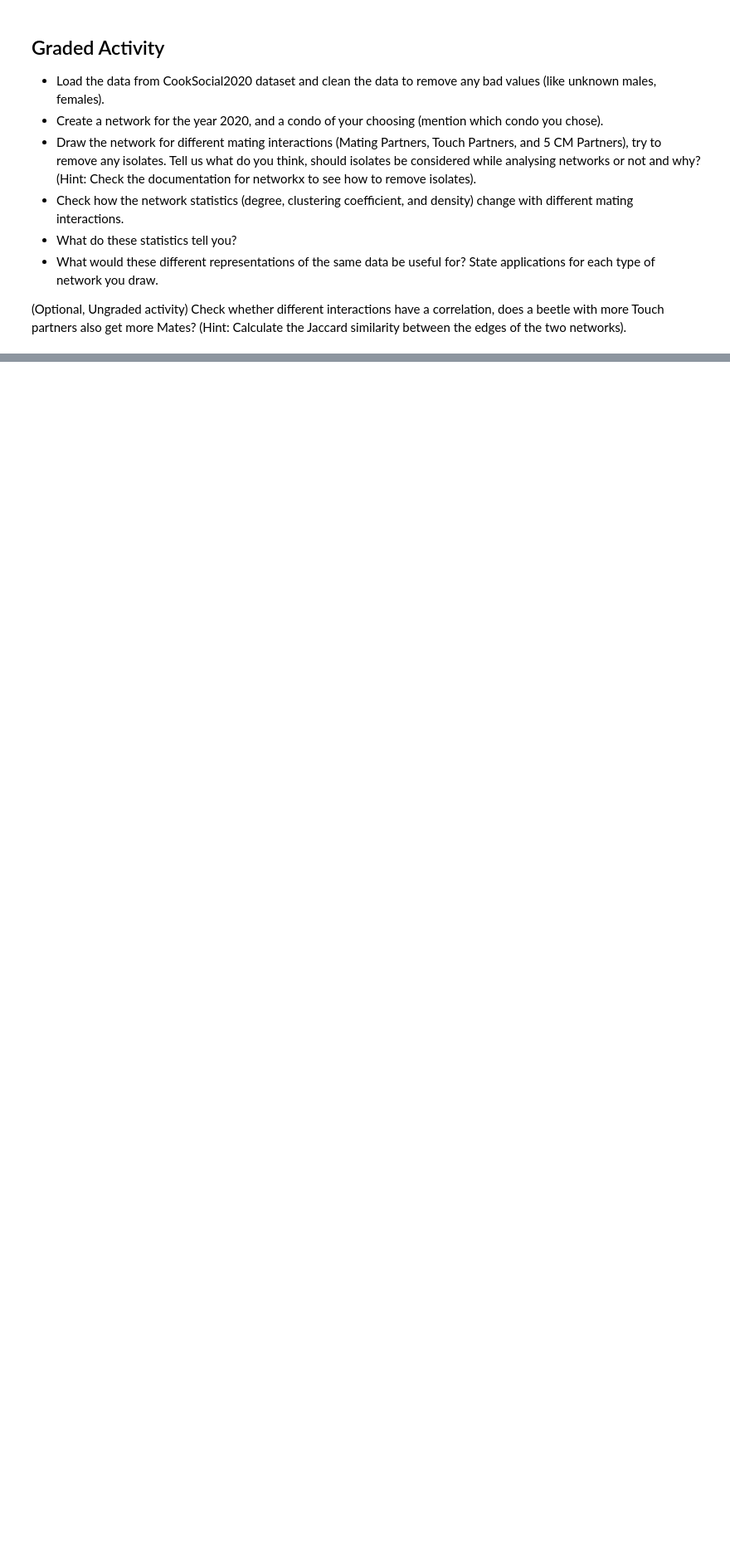
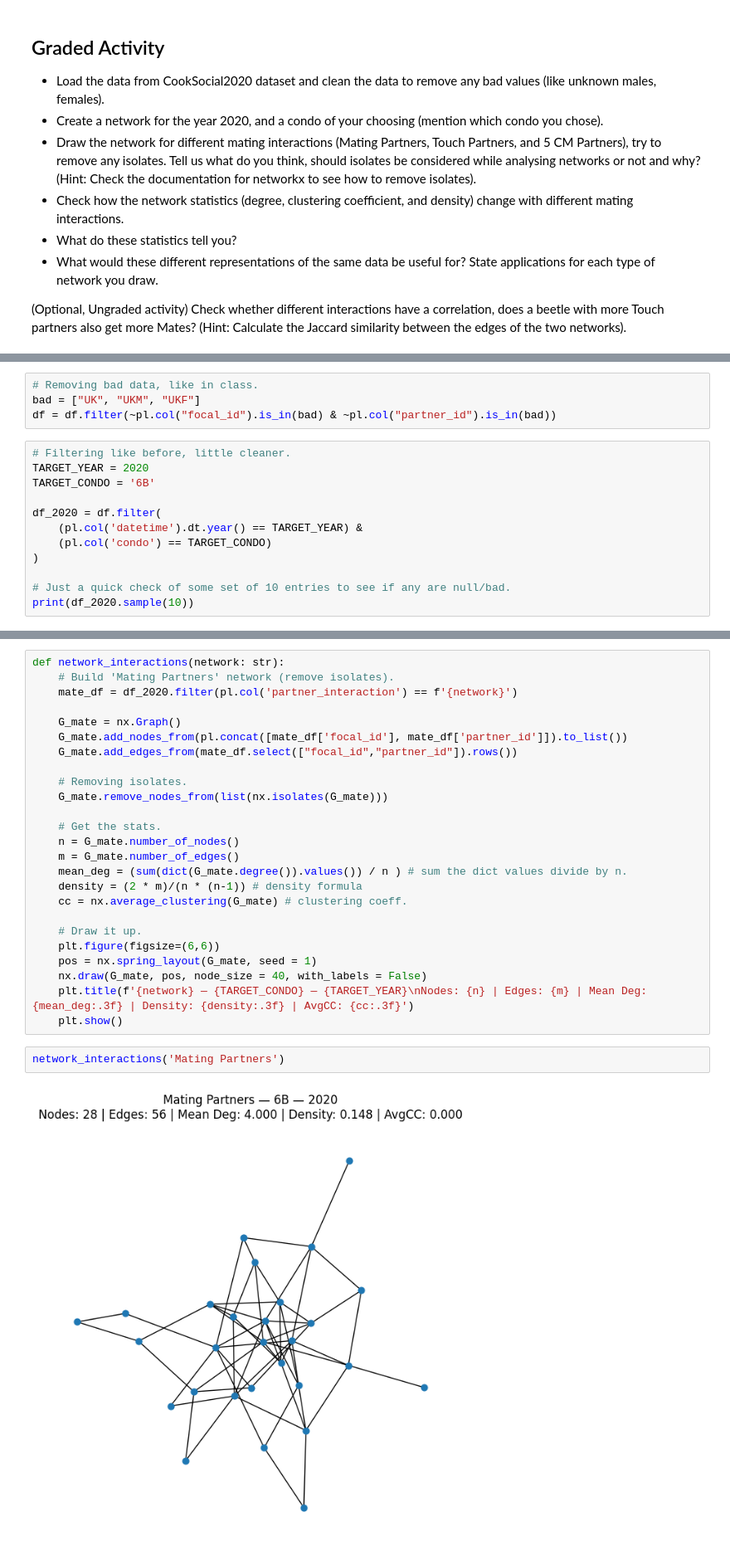
Before and after one commit to rahulsunilkumar/BIOL4559homework, a Jupyter notebook: lab-02.ipynb, the cells around one changed output, grey strips where cells are left out. Shown at 83% size. Cells and saved outputs as stored; diff of their text form; blank space fills up the shorter version.

```diff
--- a/lab-02.ipynb
+++ b/lab-02.ipynb
@@ -104,0 +249,16 @@ print(f'Jaccard index: {jaccard_index}')
+# %%
+# Removing bad data, like in class.
+bad = ["UK", "UKM", "UKF"]
+df = df.filter(~pl.col("focal_id").is_in(bad) & ~pl.col("partner_id").is_in(bad))
+# %%
+# Filtering like before, little cleaner.
+TARGET_YEAR = 2020
+TARGET_CONDO = '6B'
+
+df_2020 = df.filter(
+    (pl.col('datetime').dt.year() == TARGET_YEAR) &
+    (pl.col('condo') == TARGET_CONDO)
+)
+
+# Just a quick check of some set of 10 entries to see if any are null/bad.
+print(df_2020.sample(10))
@@ -104,0 +285,29 @@ print(f'Jaccard index: {jaccard_index}')
+# %%
+def network_interactions(network: str):
+    # Build 'Mating Partners' network (remove isolates).
+    mate_df = df_2020.filter(pl.col('partner_interaction') == f'{network}')
+
+    G_mate = nx.Graph()
+    G_mate.add_nodes_from(pl.concat([mate_df['focal_id'], mate_df['partner_id']]).to_list())
+    G_mate.add_edges_from(mate_df.select(["focal_id","partner_id"]).rows())
+
+    # Removing isolates.
+    G_mate.remove_nodes_from(list(nx.isolates(G_mate)))
+
+    # Get the stats.
+    n = G_mate.number_of_nodes()
+    m = G_mate.number_of_edges()
+    mean_deg = (sum(dict(G_mate.degree()).values()) / n ) # sum the dict values divide by n.
+    density = (2 * m)/(n * (n-1)) # density formula
+    cc = nx.average_clustering(G_mate) # clustering coeff.
+
+    # Draw it up.
+    plt.figure(figsize=(6,6))
+    pos = nx.spring_layout(G_mate, seed = 1)
+    nx.draw(G_mate, pos, node_size = 40, with_labels = False)
+    plt.title(f'{network} — {TARGET_CONDO} — {TARGET_YEAR}\nNodes: {n} | Edges: {m} | Mean Deg: {mean_deg:.3f} | Density: {density:.3f} | AvgCC: {cc:.3f}')
+    plt.show()
+# %%
+network_interactions('Mating Partners')
+# %% [output]
+[figure, added]
```
Also changed, not shown: parts of 22 cells of this notebook.
